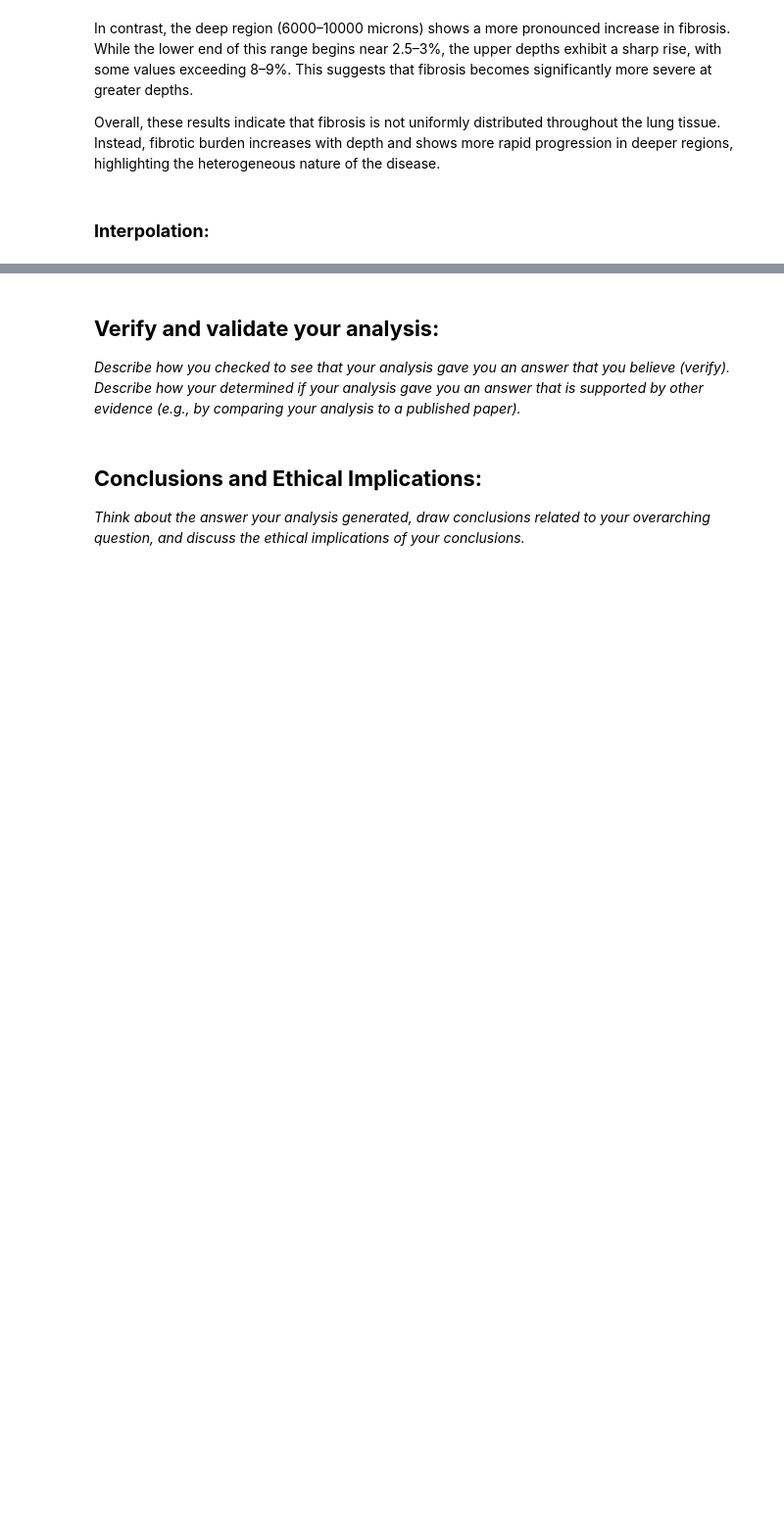
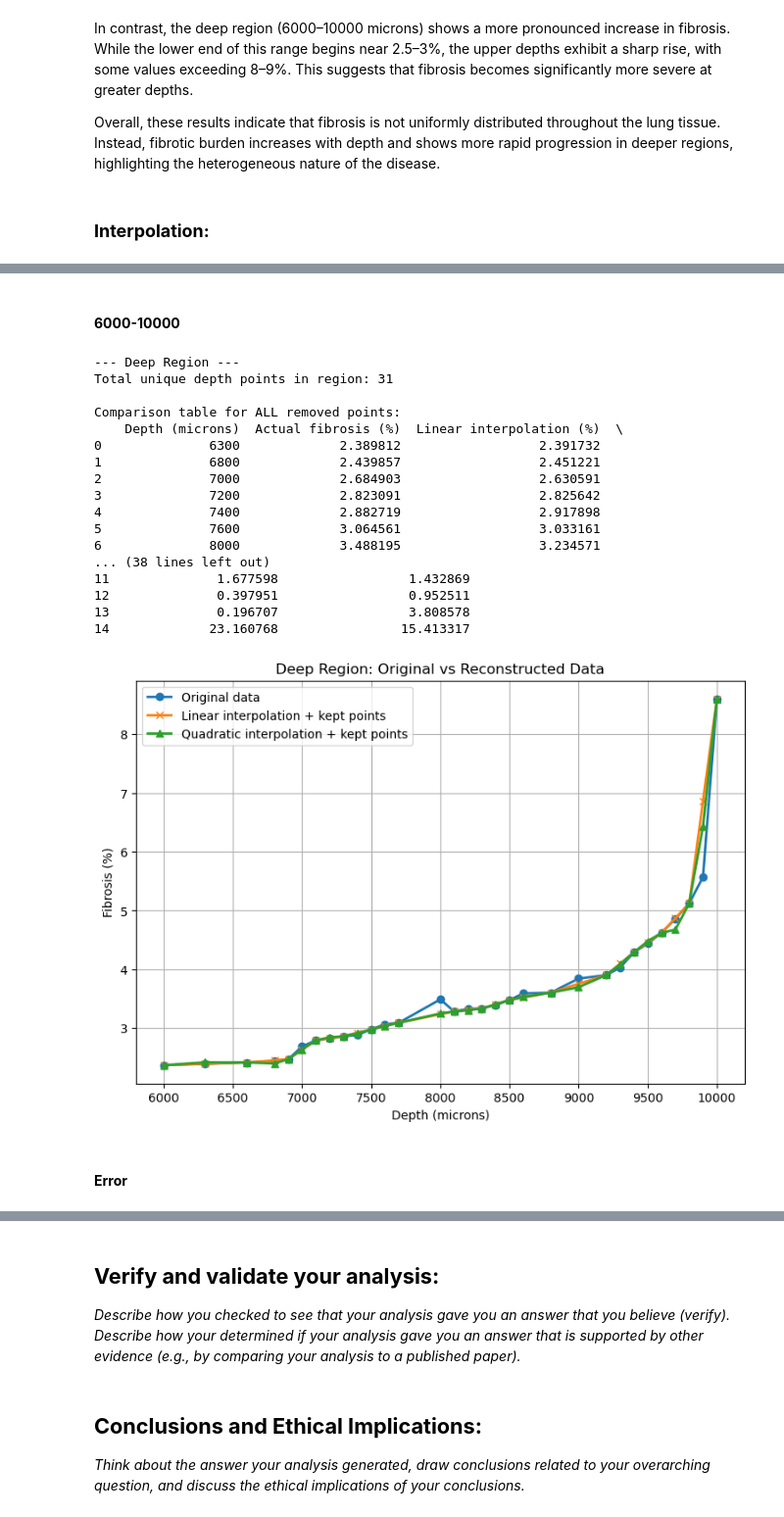
Before and after one commit to breckleytheresa13-debug/Module-3-Fibrosisb-breckley_elfaki, a Jupyter notebook: Module 3 Template.ipynb, the cells around one changed output, grey strips where cells are left out. Shown at 98% size. Cells and saved outputs as stored; diff of their text form; code cells hidden in the pictures; blank space fills up the shorter version.

```diff
--- a/Module 3 Template.ipynb
+++ b/Module 3 Template.ipynb
@@ -306,0 +496,27 @@ NameError: name 'interp1d' is not defined
+# %% [markdown]
+#### **6000-10000**
+# %%
+deep_compare, deep_summary = compare_interpolation_region_all_points(
+    results_df, 6000, 10000, "Deep"
+)
+# %% [output]
+--- Deep Region ---
+Total unique depth points in region: 31
+
+Comparison table for ALL removed points:
+    Depth (microns)  Actual fibrosis (%)  Linear interpolation (%)  \
+0              6300             2.389812                  2.391732
+1              6800             2.439857                  2.451221
+2              7000             2.684903                  2.630591
+3              7200             2.823091                  2.825642
+4              7400             2.882719                  2.917898
+5              7600             3.064561                  3.033161
+6              8000             3.488195                  3.234571
+... (38 lines left out)
+11              1.677598                 1.432869
+12              0.397951                 0.952511
+13              0.196707                 3.808578
+14             23.160768                15.413317
+[figure, added]
+# %% [markdown]
+#### **Error**
```
Also changed, not shown: parts of 19 cells of this notebook, 1 other file.
